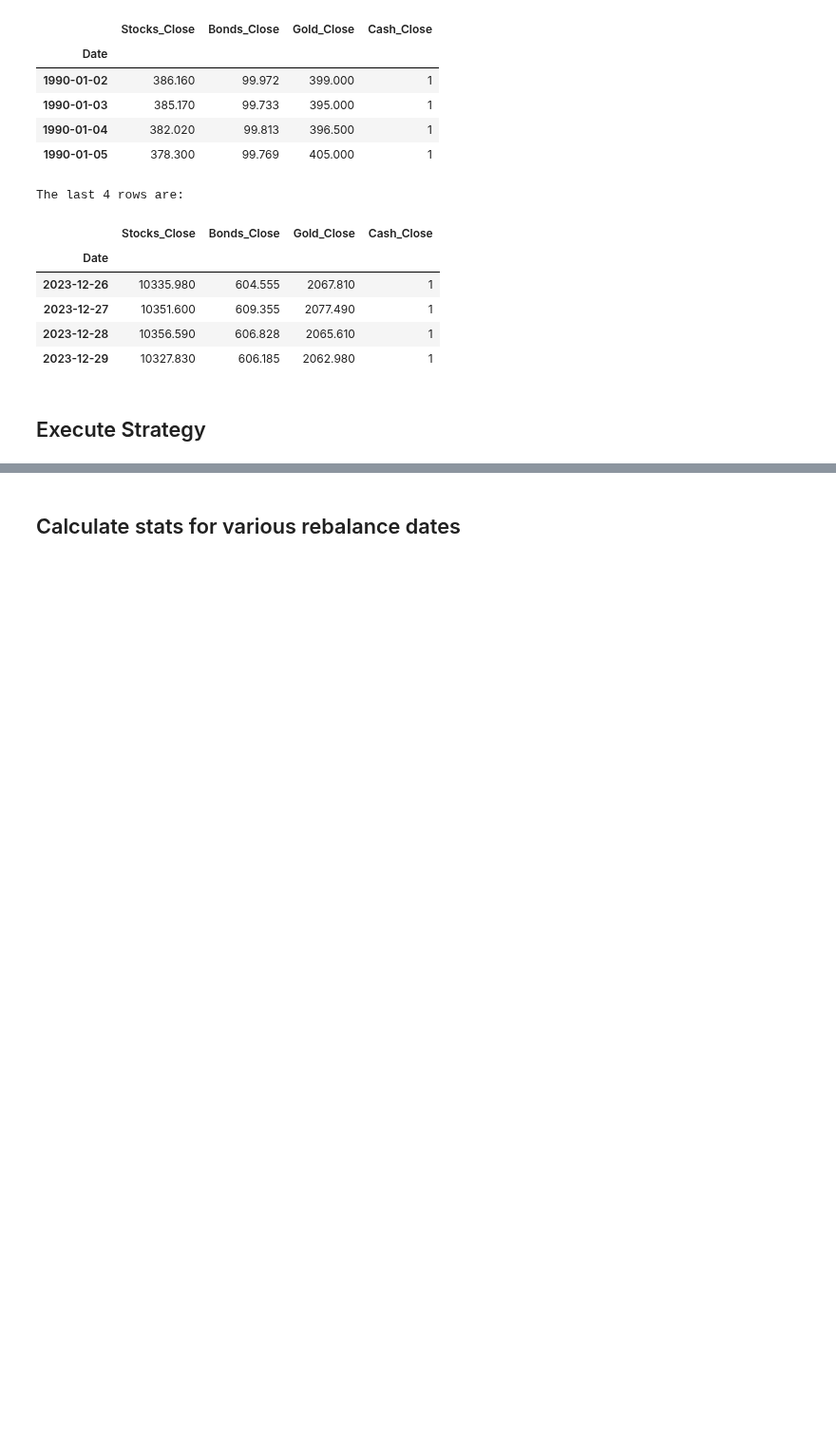
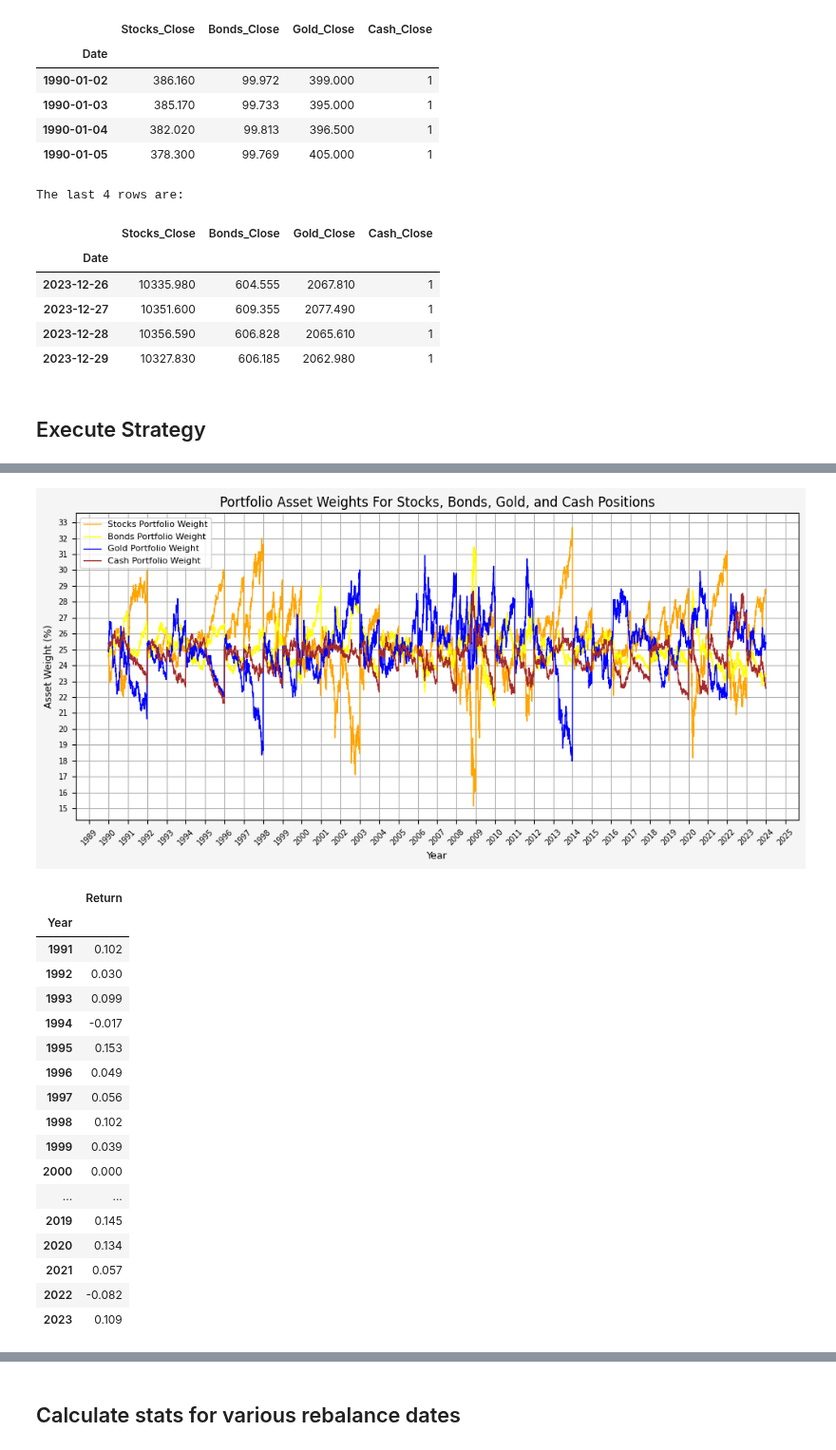
Before and after one commit to jaredszajkowski/jaredszajkowski.github.io, a Jupyter notebook: content/post/harry-browne-permanent-portfolio/harry-browne-permanent-portfolio.ipynb, the cells around one changed output, grey strips where cells are left out. Shown at 95% size. Saved outputs shown, nothing was run; the diff lists cells and outputs as text; code cells hidden in the pictures; blank space fills up the shorter version.

```diff
--- a/content/post/harry-browne-permanent-portfolio/harry-browne-permanent-portfolio.ipynb
+++ b/content/post/harry-browne-permanent-portfolio/harry-browne-permanent-portfolio.ipynb
@@ -804,0 +727,25 @@ Summary stats complete for Stocks_Bonds_Gold_Cash.
+# %%
+plot_cumulative_return(strat)
+plot_values(strat)
+plot_drawdown(strat)
+plot_asset_weights(strat)
+
+# Create dataframe for the annual returns
+strat_annual_returns = strat['Cumulative_Return'].resample('Y').last().pct_change().dropna()
+strat_annual_returns_df = strat_annual_returns.to_frame()
+strat_annual_returns_df['Year'] = strat_annual_returns_df.index.year  # Add a 'Year' column with just the year
+strat_annual_returns_df.reset_index(drop=True, inplace=True)  # Reset the index to remove the datetime index
+
+# Now the DataFrame will have 'Year' and 'Cumulative_Return' columns
+strat_annual_returns_df = strat_annual_returns_df[['Year', 'Cumulative_Return']]  # Keep only 'Year' and 'Cumulative_Return' columns
+strat_annual_returns_df.rename(columns = {'Cumulative_Return':'Return'}, inplace=True)
+strat_annual_returns_df.set_index('Year', inplace=True)
+display(strat_annual_returns_df)
+
+plan_name = '_'.join(fund_list)
+file = plan_name + "_Annual_Returns.xlsx"
+location = file
+strat_annual_returns_df.to_excel(location, sheet_name='data')
+
+plot_annual_returns(strat_annual_returns_df)
+# %% [output]
@@ -804,0 +755,19 @@ Summary stats complete for Stocks_Bonds_Gold_Cash.
+[figure, added]
+|  | Return |
+| Year |  |
+| 1991 | 0.102 |
+| 1992 | 0.030 |
+| 1993 | 0.099 |
+| 1994 | -0.017 |
+| 1995 | 0.153 |
+| 1996 | 0.049 |
+| 1997 | 0.056 |
+| 1998 | 0.102 |
+| 1999 | 0.039 |
+| 2000 | 0.000 |
+| ... | ... |
+| 2019 | 0.145 |
+| 2020 | 0.134 |
+| 2021 | 0.057 |
+| 2022 | -0.082 |
+| 2023 | 0.109 |
```
Also changed, not shown: parts of 6 cells of this notebook, 57 other files.
